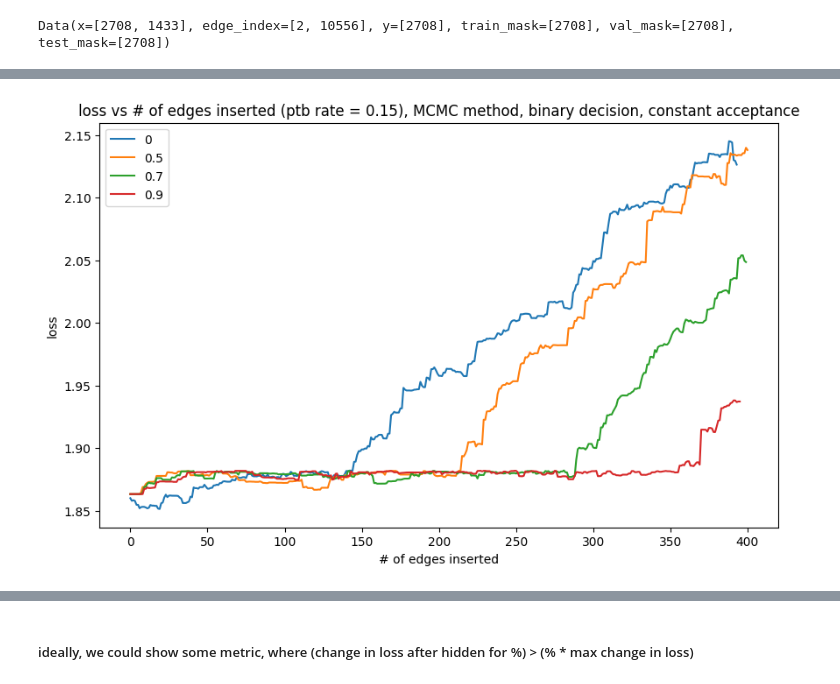
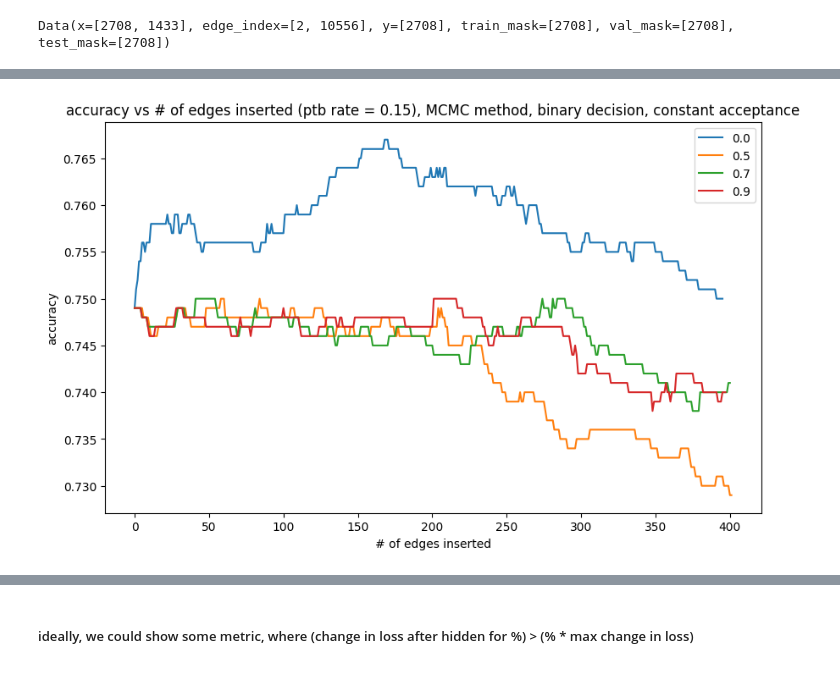
Before and after one commit to wrcorcoran/2-phase-attack, a Jupyter notebook: experiments/2-phase/metattack_loss_mcmc.ipynb, the cells around one changed output, grey strips where cells are left out. Cells and saved outputs as stored; diff of their text form; code cells hidden in the pictures.

```diff
--- a/experiments/2-phase/metattack_loss_mcmc.ipynb
+++ b/experiments/2-phase/metattack_loss_mcmc.ipynb
@@ -32,4 +14,4 @@ model = GCN(data.x.shape[1], cora_dataset.num_classes, [16]).to(device)
 # %%
-model.reset_parameters()
-train = Trainable(model)
-train.fit(data, 200)
+# model.reset_parameters()
+# train = Trainable(model)
+# train.fit(data, 200)
@@ -167,5 +44,2 @@ import networkx as nx
 # %%
-G = to_networkx(data, to_undirected=True)
-initial_edge_count = G.number_of_edges() // 2
-ptb_rate = 0.15
-budget = int(ptb_rate * initial_edge_count)
+G, initial_edge_count, ptb_rate, budget = initialize(data, _ptb_rate=0.15)
@@ -372,7 +46,7 @@ def two_phase_attack_mcmc(split, rand_fn, accept_fn, seed=42):
 # %%
-splits = [0, 0.5, 0.7, 0.9]
-# splits = [0.5, 0.7, 0.9]
-split_dic = defaultdict(list)
+splits = [0.0, 0.5, 0.7, 0.9]
+split_dic_acc = defaultdict(list)
+split_dic_loss = defaultdict(list)
 # %%
 for s in splits:
     print(s)
@@ -444,17 +110,4 @@ works, adding
 # %%
-import matplotlib.pyplot as plt
-
-plt.figure(figsize=(10, 6))
-
-# Iterate over the dictionary and plot each list
-for label, values in split_dic.items():
-    plt.plot(values, label=str(label))
-
-plt.xlabel('# of edges inserted')
-plt.ylabel('loss')
-plt.title('loss vs # of edges inserted (ptb rate = 0.15), MCMC method, binary decision, constant acceptance')
-plt.legend()
-
-plt.show()
+plot_results(split_dic_acc, ptb_rate, "MCMC", "binary", "constant", "accuracy")
 # %% [output]
-[figure, old version]
+[figure, new version]
```
Also changed, not shown: parts of 33 cells of this notebook, 2 other files.
